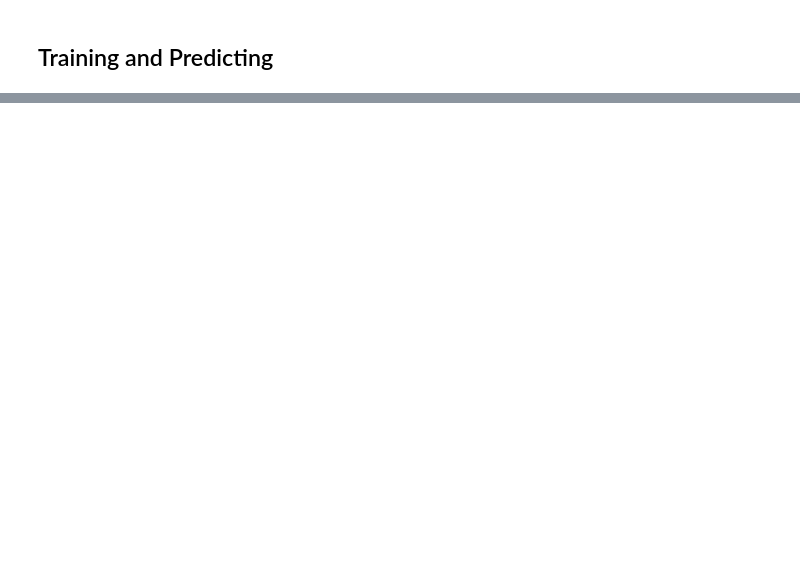
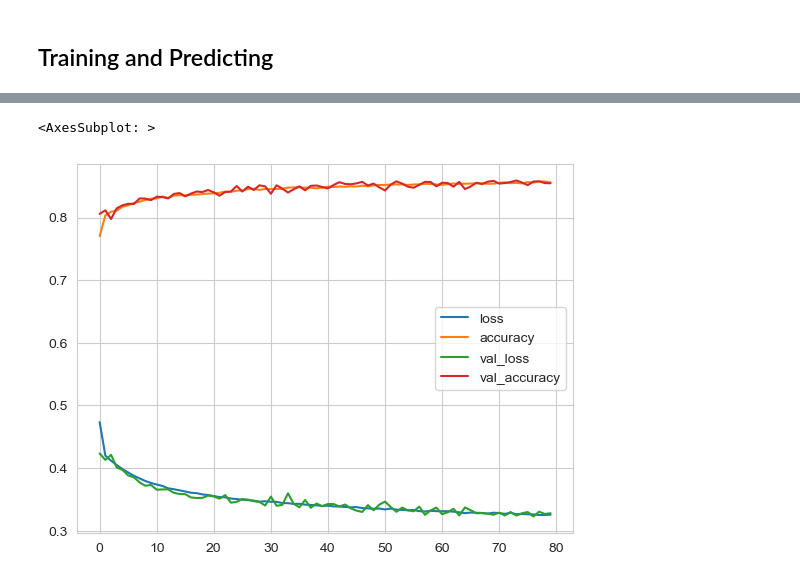
Before and after one commit to meiyun1995/simple-nn-classification, a Jupyter notebook: EDA_hotel_reservation.ipynb, the cells around one changed output, grey strips where cells are left out. Saved outputs shown, nothing was run; the diff lists cells and outputs as text; code cells hidden in the pictures; blank space fills up the shorter version.

```diff
--- a/EDA_hotel_reservation.ipynb
+++ b/EDA_hotel_reservation.ipynb
@@ -126,0 +163,4 @@ predictions = logmodel.predict(X_test)
+# %%
+scaler = MinMaxScaler()
+X_train = scaler.fit_transform(X_train)
+X_test = scaler.transform(X_test)
@@ -126,0 +178,16 @@ predictions = logmodel.predict(X_test)
+# %%
+tf.backend.clear_session()
+model = Sequential()
+model.add(Dense(units=24,activation='relu'))
+model.add(Dense(units=10,activation='relu'))
+model.add(Dense(units=5,activation='relu'))
+model.add(Dense(units=1,activation='sigmoid'))
+opt = Adam(learning_rate=0.001)
+model.compile( loss='binary_crossentropy', optimizer=opt, metrics=['accuracy'])
+# %%
+model.fit(x=X_train,
+          y=y_train,
+          epochs=80,
+          validation_data=(X_test, y_test),
+          batch_size=28,
+          verbose=1)
@@ -126,0 +213,7 @@ predictions = logmodel.predict(X_test)
+# %%
+model_loss = pd.DataFrame(model.history.history)
+# %%
+model_loss.plot()
+# %% [output]
+<AxesSubplot: >
+[figure, added]
```
Also changed, not shown: parts of 18 cells of this notebook, 4 other files.
